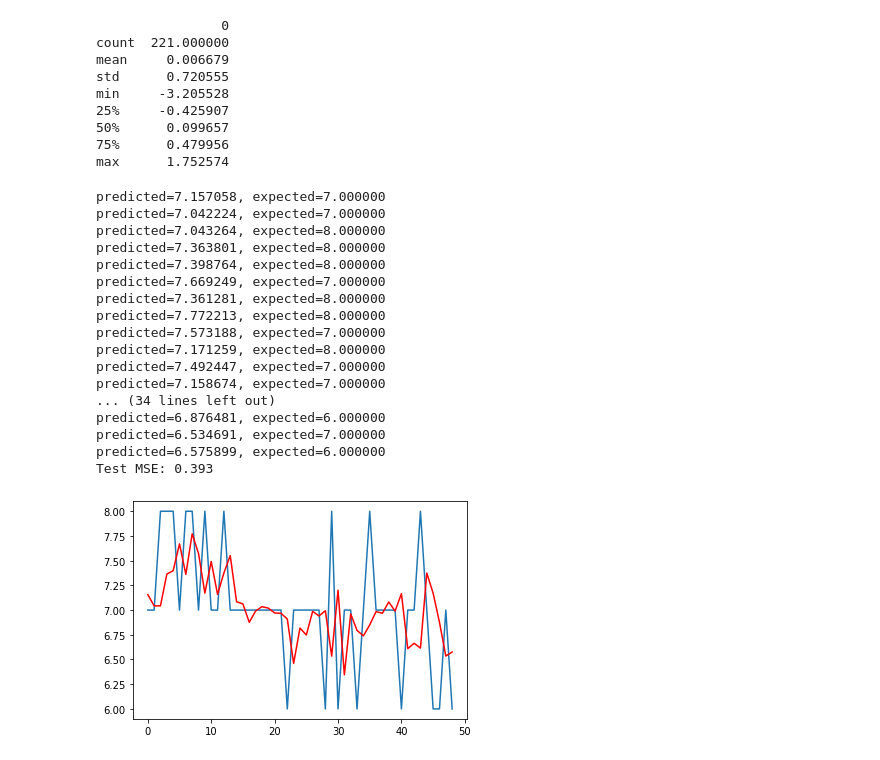
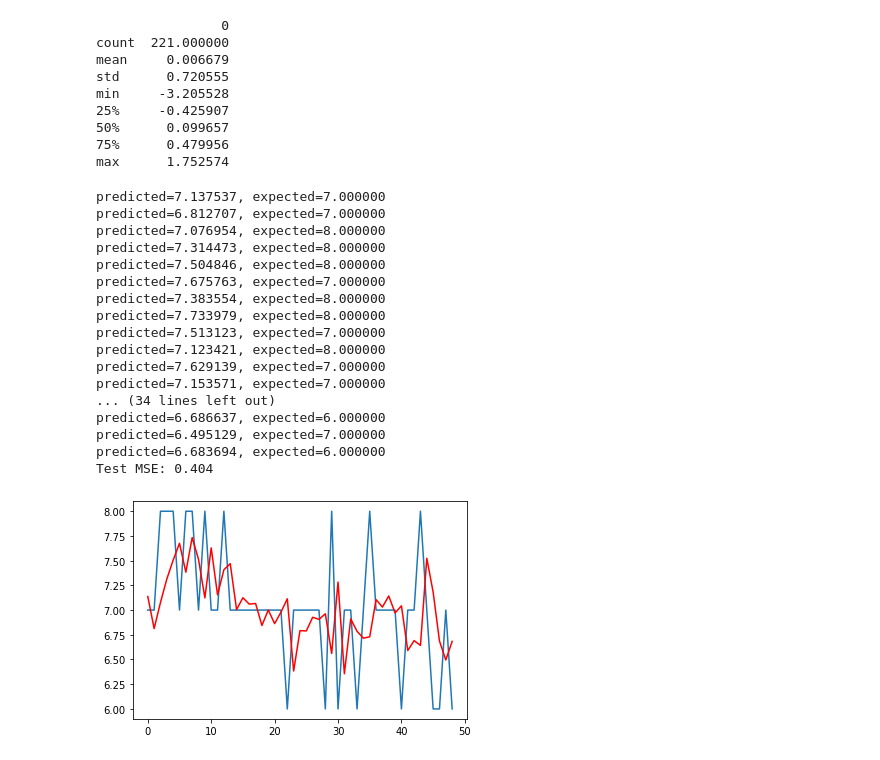
Before and after one commit to guybrush1989/DMT-Group80, a Jupyter notebook: ARIMA.ipynb, the cells around one changed output. Drawn from its saved outputs; the diff is of its cells as text; code cells hidden in the pictures.

```diff
--- a/ARIMA.ipynb
+++ b/ARIMA.ipynb
@@ -199,43 +199,43 @@ max      1.752574
 # %%
 from sklearn.metrics import mean_squared_error
 from statsmodels.tsa.arima_model import ARIMA
 
 size = int(len(moods) * 0.80)
 
 train, test = moods[0:size], moods[size:len(moods)]
 history = [x for x in train]
 predictions = list()
 for t in range(len(test)):
-    model = ARIMA(history, order=(10, 0, 2))
+    model = ARIMA(history, order=(12, 0, 1))
     model_fit = model.fit(disp=0)
     output = model_fit.forecast()
     yhat = output[0]
     predictions.append(yhat)
     obs = test[t]
     history.append(obs)
     print('predicted=%f, expected=%f' % (yhat, obs))
 error = mean_squared_error(test, predictions)
 print('Test MSE: %.3f' % error)
 # plot
 plt.plot(test)
 plt.plot(predictions, color='red')
 plt.show()
 # %% [output]
-predicted=7.157058, expected=7.000000
-predicted=7.042224, expected=7.000000
-predicted=7.043264, expected=8.000000
-predicted=7.363801, expected=8.000000
-predicted=7.398764, expected=8.000000
-predicted=7.669249, expected=7.000000
-predicted=7.361281, expected=8.000000
-predicted=7.772213, expected=8.000000
-predicted=7.573188, expected=7.000000
-predicted=7.171259, expected=8.000000
-predicted=7.492447, expected=7.000000
-predicted=7.158674, expected=7.000000
+predicted=7.137537, expected=7.000000
+predicted=6.812707, expected=7.000000
+predicted=7.076954, expected=8.000000
+predicted=7.314473, expected=8.000000
+predicted=7.504846, expected=8.000000
+predicted=7.675763, expected=7.000000
+predicted=7.383554, expected=8.000000
+predicted=7.733979, expected=8.000000
+predicted=7.513123, expected=7.000000
+predicted=7.123421, expected=8.000000
+predicted=7.629139, expected=7.000000
+predicted=7.153571, expected=7.000000
 ... (34 lines left out)
-predicted=6.876481, expected=6.000000
-predicted=6.534691, expected=7.000000
-predicted=6.575899, expected=6.000000
-Test MSE: 0.393
+predicted=6.686637, expected=6.000000
+predicted=6.495129, expected=7.000000
+predicted=6.683694, expected=6.000000
+Test MSE: 0.404
-[figure, old version]
+[figure, new version]
```
Also changed, not shown: parts of 1 cell of this notebook.
